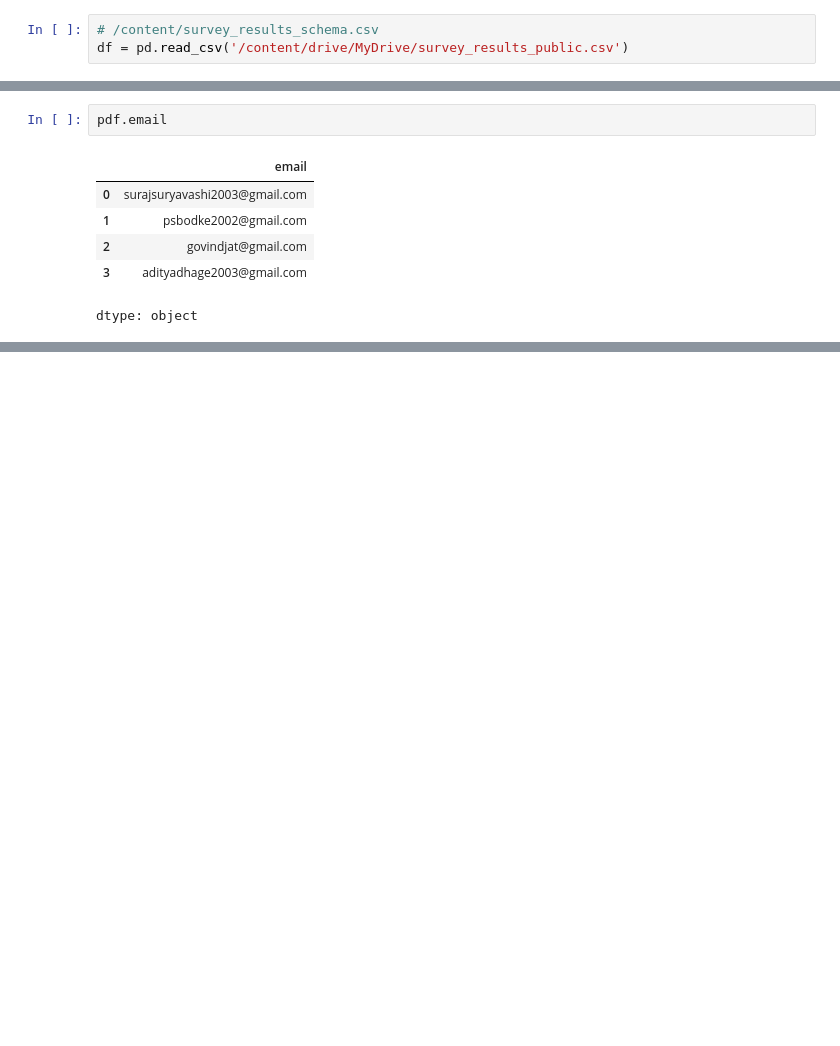
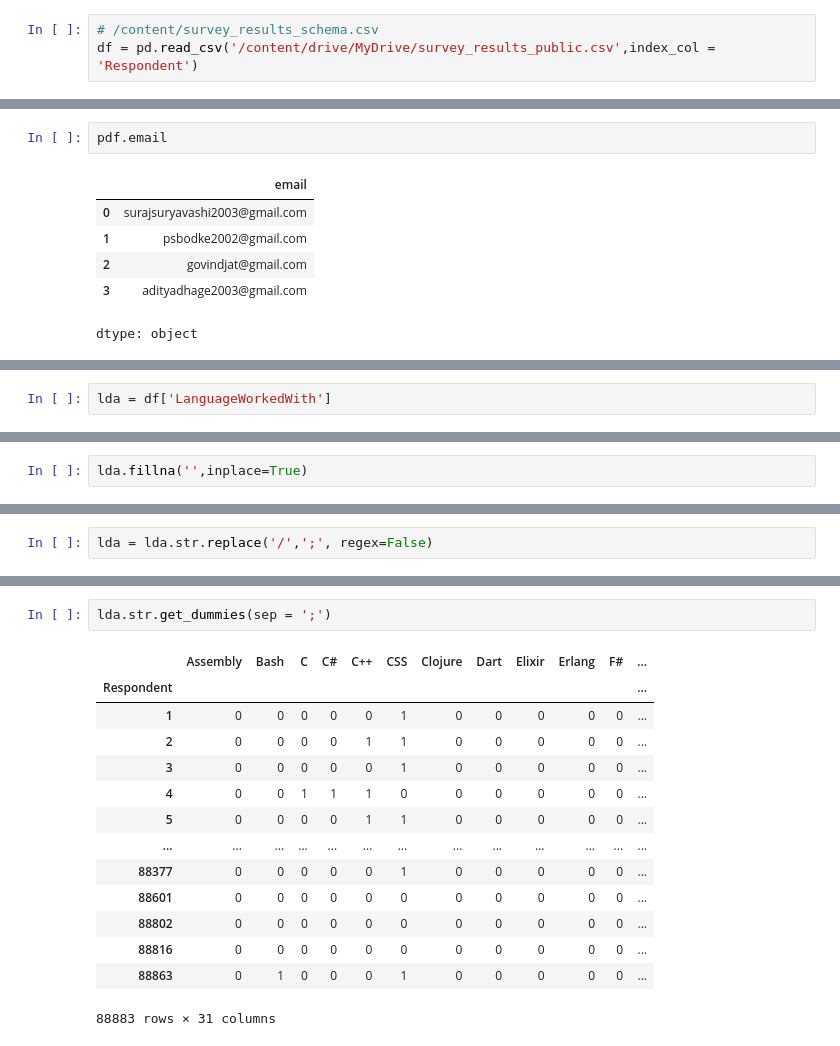
Before and after one commit to surajsg1984/Data_Analysis_Using_Pandas_NumPy_MatPlotLib, a Jupyter notebook: Data_Analysis.ipynb, the cells around one changed output, grey strips where cells are left out. Drawn from its saved outputs; the diff is of its cells as text; blank space fills up the shorter version.

```diff
--- a/Data_Analysis.ipynb
+++ b/Data_Analysis.ipynb
@@ -13,7 +13,7 @@ Requirement already satisfied: six>=1.5 in /usr/local/lib/python3.12/dist-packag
 import pandas as pd
 # %%
 # /content/survey_results_schema.csv
-df = pd.read_csv('/content/drive/MyDrive/survey_results_public.csv')
+df = pd.read_csv('/content/drive/MyDrive/survey_results_public.csv',index_col = 'Respondent')
 # %%
 df
 # %% [output]
@@ -357,0 +560,2 @@ df.loc[0:2,'Hobbyist':'UnitTests':10]
+# %%
+lda = df['LanguageWorkedWith']
@@ -357,0 +573,2 @@ df.loc[0:2,'Hobbyist':'UnitTests':10]
+# %%
+lda.fillna('',inplace=True)
@@ -357,0 +601,2 @@ df.loc[0:2,'Hobbyist':'UnitTests':10]
+# %%
+lda = lda.str.replace('/',';', regex=False)
@@ -357,0 +614,17 @@ df.loc[0:2,'Hobbyist':'UnitTests':10]
+# %%
+lda.str.get_dummies(sep = ';')
+# %% [output]
+|  | Assembly | Bash | C | C# | C++ | CSS | Clojure | Dart | Elixir | Erlang | F# | ... |
+| Respondent |  |  |  |  |  |  |  |  |  |  |  | ... |
+| 1 | 0 | 0 | 0 | 0 | 0 | 1 | 0 | 0 | 0 | 0 | 0 | ... |
+| 2 | 0 | 0 | 0 | 0 | 1 | 1 | 0 | 0 | 0 | 0 | 0 | ... |
+| 3 | 0 | 0 | 0 | 0 | 0 | 1 | 0 | 0 | 0 | 0 | 0 | ... |
+| 4 | 0 | 0 | 1 | 1 | 1 | 0 | 0 | 0 | 0 | 0 | 0 | ... |
+| 5 | 0 | 0 | 0 | 0 | 1 | 1 | 0 | 0 | 0 | 0 | 0 | ... |
+| ... | ... | ... | ... | ... | ... | ... | ... | ... | ... | ... | ... | ... |
+| 88377 | 0 | 0 | 0 | 0 | 0 | 1 | 0 | 0 | 0 | 0 | 0 | ... |
+| 88601 | 0 | 0 | 0 | 0 | 0 | 0 | 0 | 0 | 0 | 0 | 0 | ... |
+| 88802 | 0 | 0 | 0 | 0 | 0 | 0 | 0 | 0 | 0 | 0 | 0 | ... |
+| 88816 | 0 | 0 | 0 | 0 | 0 | 0 | 0 | 0 | 0 | 0 | 0 | ... |
+| 88863 | 0 | 1 | 0 | 0 | 0 | 1 | 0 | 0 | 0 | 0 | 0 | ... |
+88883 rows × 31 columns
```
Also changed, not shown: parts of 97 cells of this notebook.
